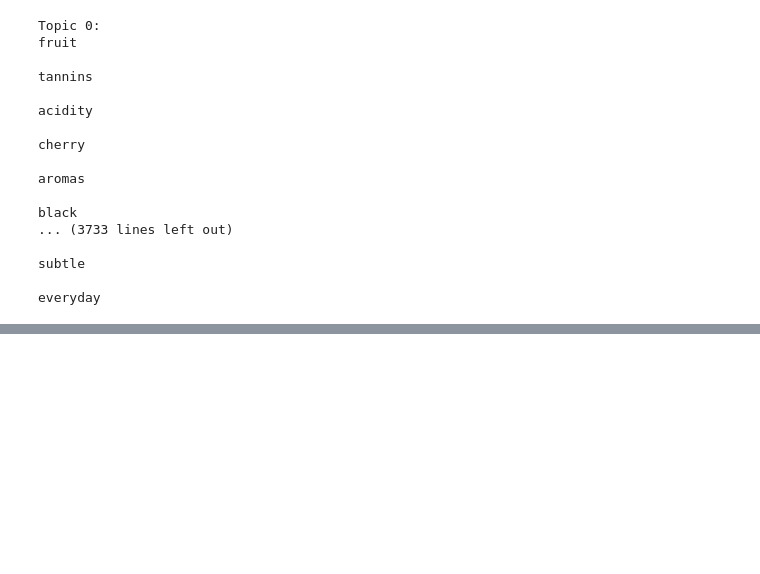
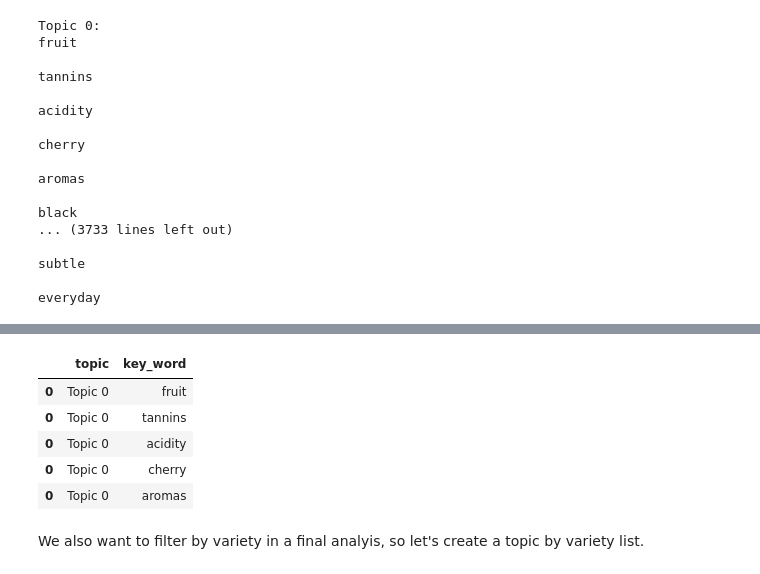
Before and after one commit to LBusalacchi/msds696, a Jupyter notebook: 3_WineClassification_LSA.ipynb, the cells around one changed output, grey strips where cells are left out. Saved outputs shown, nothing was run; the diff lists cells and outputs as text; code cells hidden in the pictures; blank space fills up the shorter version.

```diff
--- a/3_WineClassification_LSA.ipynb
+++ b/3_WineClassification_LSA.ipynb
@@ -215,0 +291,11 @@ vectorizer.vocabulary_.get('vanilla')
+# %%
+winewords=df2.rename(columns={0:"topic",1:"key_word"})
+# %%
+winewords.head()
+# %% [output]
+|  | topic | key_word |
+| 0 | Topic 0 | fruit |
+| 0 | Topic 0 | tannins |
+| 0 | Topic 0 | acidity |
+| 0 | Topic 0 | cherry |
+| 0 | Topic 0 | aromas |
@@ -215,0 +304,2 @@ vectorizer.vocabulary_.get('vanilla')
+# %% [markdown]
+We also want to filter by variety in a final analyis, so let's create a topic by variety list.
```
Also changed, not shown: parts of 43 cells of this notebook, 4 other files.
